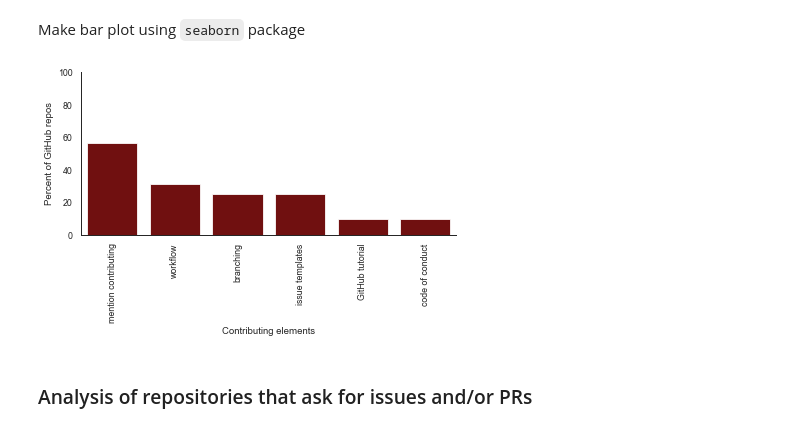
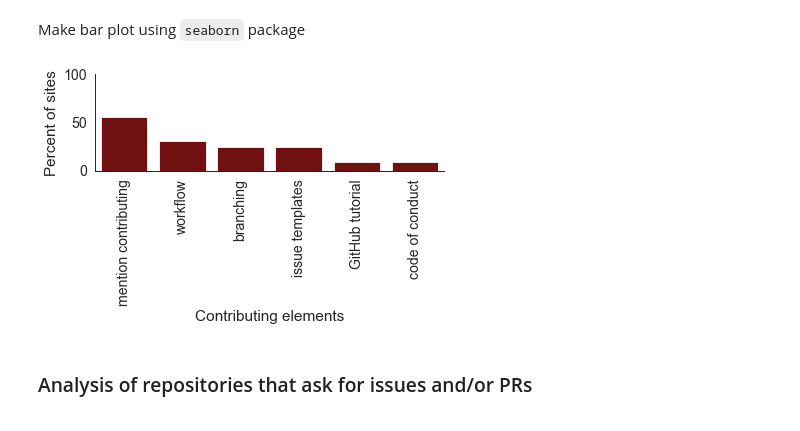
Before and after one commit to ess-dive-community/essdive-github-systematic-review, a Jupyter notebook: contribution_guidelines.ipynb, the cells around one changed output. Saved outputs shown, nothing was run; the diff lists cells and outputs as text; code cells hidden in the pictures.

```diff
--- a/contribution_guidelines.ipynb
+++ b/contribution_guidelines.ipynb
@@ -107,22 +107,23 @@ print(result)
 Make bar plot using `seaborn` package
 # %%
 sns.set_style("white")
-sns.set_context("paper")
+sns.set_context("paper", font_scale=1.6)
 contributing_barplot = sns.barplot(x="Contributing_elements",
                                 y = "percent",
                                 data = contributing_pages_df,
                                 color="maroon",
                                order = result['Contributing_elements'])
 contributing_barplot.set(xlabel = "Contributing elements",
-                      ylabel = "Percent of GitHub repos")
+                      ylabel = "Percent of sites")
 contributing_barplot.set_xticklabels(contributing_barplot.get_xticklabels(),
                                   rotation=90)
 contributing_barplot.set_xticklabels(['mention contributing','workflow','branching','issue templates','GitHub tutorial','code of conduct'])
 sns.despine(top=True)
 plt.ylim(0,100)
 plt.tight_layout(h_pad=2)
+plt.savefig('figures/contributing.jpg', dpi=300)
 # %% [output]
-[figure, old version]
+[figure, new version]
 # %% [markdown]
 ### Analysis of repositories that ask for issues and/or PRs
 # %% [markdown]
```
Also changed, not shown: 3 other files.
